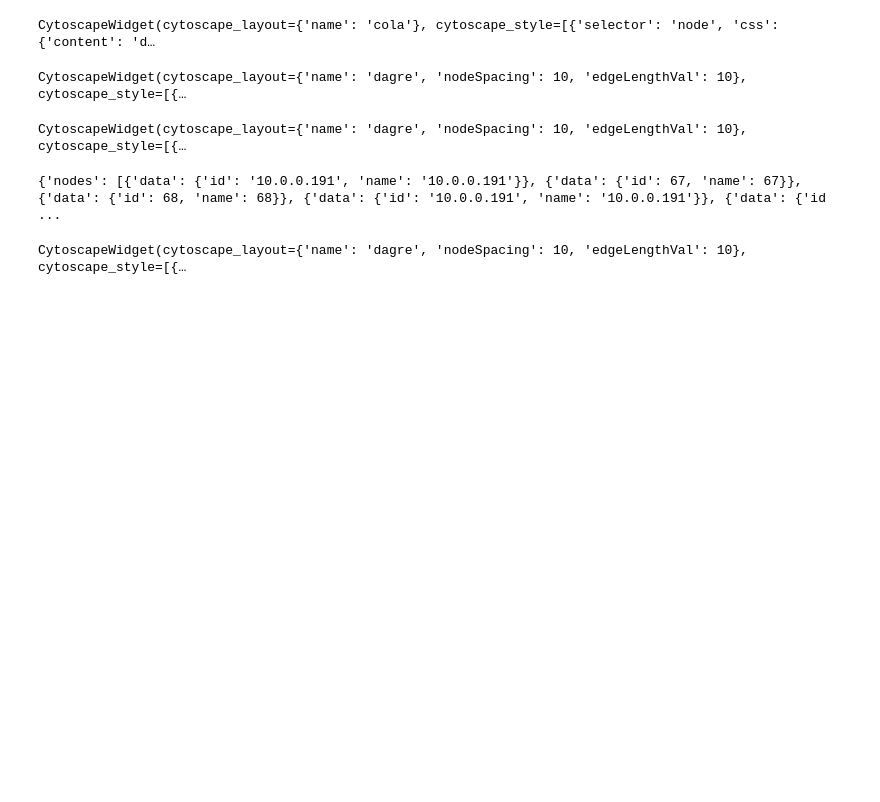
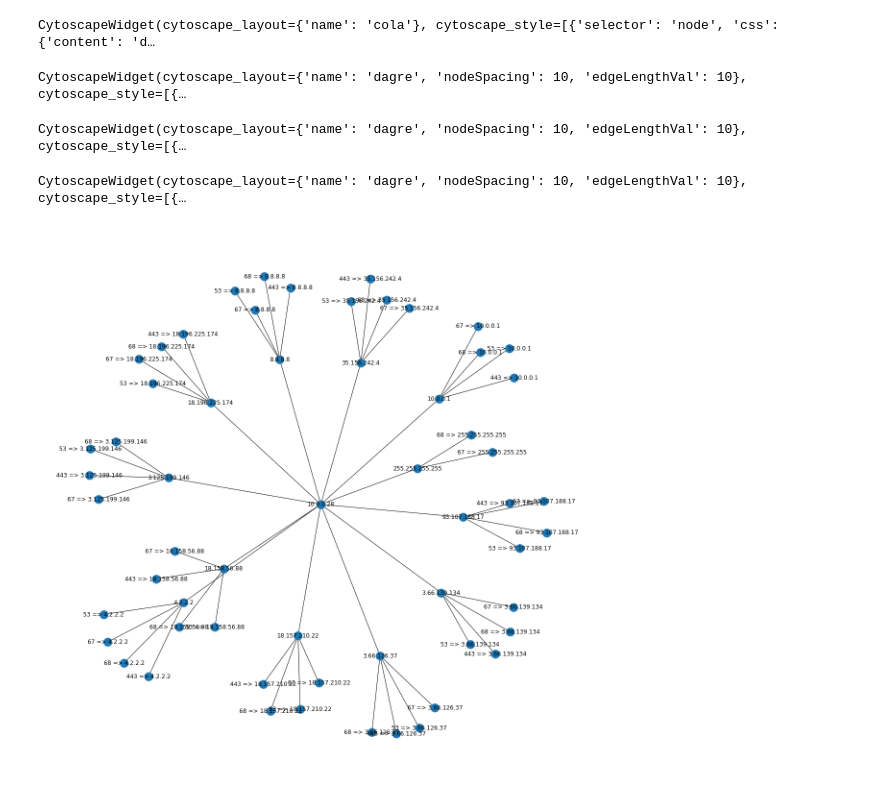
Before and after one commit to nqminds/edgesec, a Jupyter notebook: apps/analytics/traffic-analytics.ipynb, the cells around one changed output. Saved outputs shown, nothing was run; the diff lists cells and outputs as text; code cells hidden in the pictures; blank space fills up the shorter version.

```diff
--- a/apps/analytics/traffic-analytics.ipynb
+++ b/apps/analytics/traffic-analytics.ipynb
@@ -110,9 +115,9 @@ for row in cursor_tcp:
     if row[0] in port_dict:
         port_set = port_dict[row[0]]
 
-    if (row[1] < 10000):
+    if (row[1] < 1024):
         port_set.add(row[1])
-    if (row[2] < 10000):
+    if (row[2] < 1024):
         port_set.add(row[2])
     port_dict[row[0]] = port_set
 
@@ -122,9 +127,9 @@ for row in cursor_udp:
     if row[0] in port_dict:
         port_set = port_dict[row[0]]
 
-    if (row[1] < 10000):
+    if (row[1] < 1024):
         port_set.add(row[1])
-    if (row[2] < 10000):
+    if (row[2] < 1024):
         port_set.add(row[2])
 
     port_dict[row[0]] = port_set
@@ -254,10 +259,8 @@ for hs in ip4_port_dict.keys():
         elif (ip4_port_dict[hs][1] == ip4_val):
             for port in ip4_port_dict[hs][2]:
                 ip4_port_edges.append({"data": {"source": ip4_port_dict[hs][1], "target": port}})
+
 ip4_port_data_filtered = {"nodes": ip4_port_nodes, "edges": ip4_port_edges}
-print(ip4_port_data_filtered)
-# %% [output]
-{'nodes': [{'data': {'id': '10.0.0.191', 'name': '10.0.0.191'}}, {'data': {'id': 67, 'name': 67}}, {'data': {'id': 68, 'name': 68}}, {'data': {'id': '10.0.0.191', 'name': '10.0.0.191'}}, {'data': {'id ...
 # %%
 cytoscapeobj = ipycytoscape.CytoscapeWidget()
 cytoscapeobj.graph.add_graph_from_json(ip4_port_data_filtered, directed=True)
@@ -288,3 +291,25 @@ cytoscapeobj.set_style([{
 cytoscapeobj
 # %% [output]
 CytoscapeWidget(cytoscape_layout={'name': 'dagre', 'nodeSpacing': 10, 'edgeLengthVal': 10}, cytoscape_style=[{…
+# %%
+ip_src = "10.0.0.28"
+ip_dict = {}
+ip_nodes = []
+ip_edges = []
+cursor = conn.execute("SELECT ethh_hash, ip_src, ip_dst from ip4")
+for row in cursor:
+    if ((row[1] == ip_src or row[2] == ip_src) and row[0] in port_dict):
+        ip_edges.append({"source":  row[2], "target": row[1], "ports": port_dict[row[0]]})
+        if (row[2] != ip_src):
+            for port in port_dict[row[0]]:
+                target = str(port) + " => " + row[2]
+                ip_edges.append({"source":  row[2], "target": target, "ports": port_dict[row[0]]})
+
+df = pandas.DataFrame(ip_edges)
+G = nx.from_pandas_edgelist(df)
+# %%
+plt.figure(figsize=(16,16))
+nx.draw(G, with_labels = True)
+plt.show()
+# %% [output]
+[figure, added]
```
Also changed, not shown: parts of 1 cell of this notebook.
